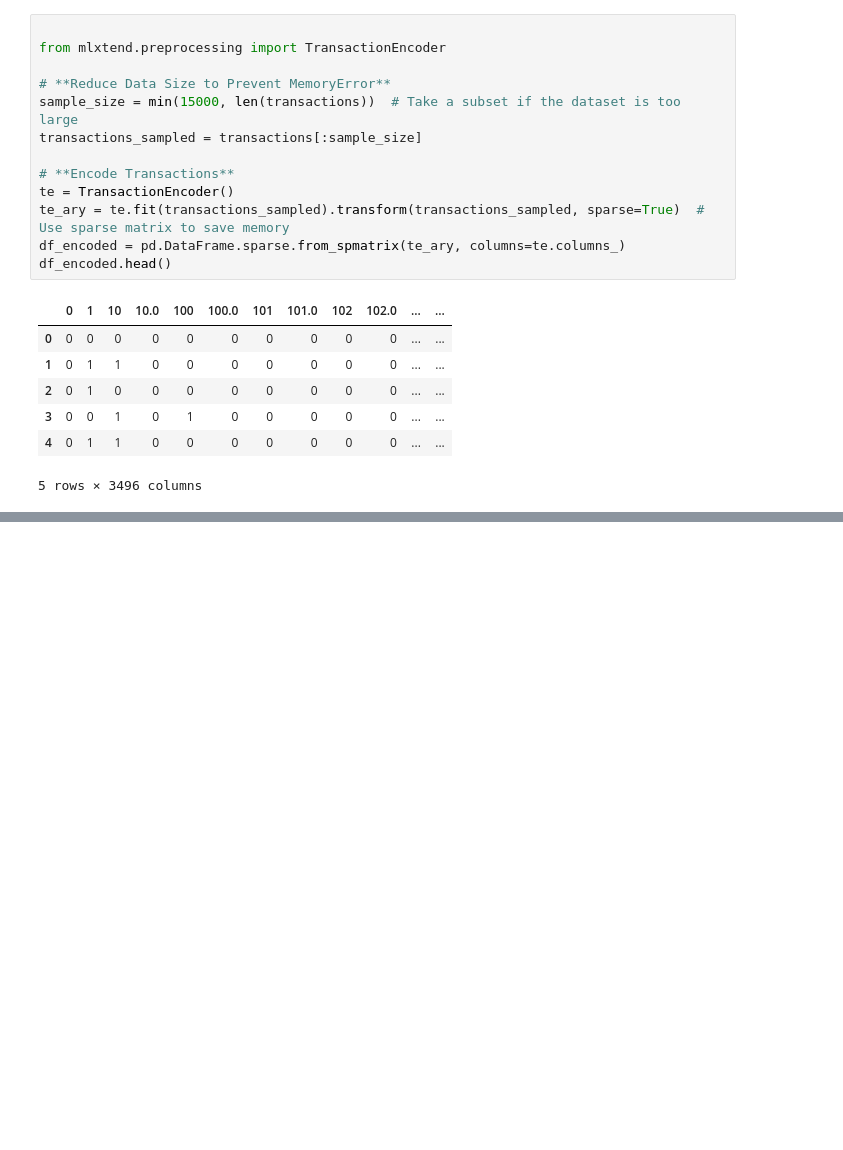
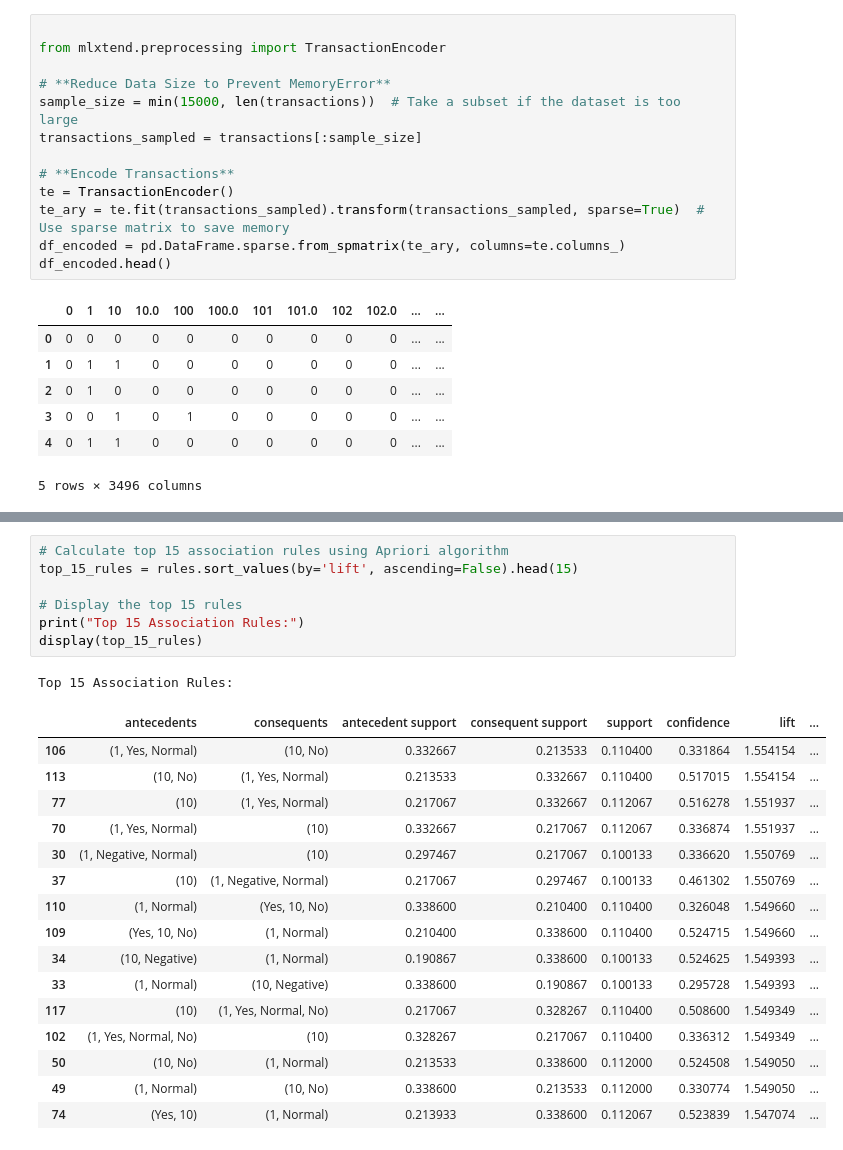
Before and after one commit to rohanjain11/diabetes-project, a Jupyter notebook: Models ipynb/arm.ipynb, the cells around one changed output, grey strips where cells are left out. Drawn from its saved outputs; the diff is of its cells as text; blank space fills up the shorter version.

```diff
--- a/Models ipynb/arm.ipynb
+++ b/Models ipynb/arm.ipynb
@@ -141,0 +142,25 @@ Top 15 Rules by Lift (Top 15)
+# %%
+# Calculate top 15 association rules using Apriori algorithm
+top_15_rules = rules.sort_values(by='lift', ascending=False).head(15)
+
+# Display the top 15 rules
+print("Top 15 Association Rules:")
+display(top_15_rules)
+# %% [output]
+Top 15 Association Rules:
+|  | antecedents | consequents | antecedent support | consequent support | support | confidence | lift | ... |
+| 106 | (1, Yes, Normal) | (10, No) | 0.332667 | 0.213533 | 0.110400 | 0.331864 | 1.554154 | ... |
+| 113 | (10, No) | (1, Yes, Normal) | 0.213533 | 0.332667 | 0.110400 | 0.517015 | 1.554154 | ... |
+| 77 | (10) | (1, Yes, Normal) | 0.217067 | 0.332667 | 0.112067 | 0.516278 | 1.551937 | ... |
+| 70 | (1, Yes, Normal) | (10) | 0.332667 | 0.217067 | 0.112067 | 0.336874 | 1.551937 | ... |
+| 30 | (1, Negative, Normal) | (10) | 0.297467 | 0.217067 | 0.100133 | 0.336620 | 1.550769 | ... |
+| 37 | (10) | (1, Negative, Normal) | 0.217067 | 0.297467 | 0.100133 | 0.461302 | 1.550769 | ... |
+| 110 | (1, Normal) | (Yes, 10, No) | 0.338600 | 0.210400 | 0.110400 | 0.326048 | 1.549660 | ... |
+| 109 | (Yes, 10, No) | (1, Normal) | 0.210400 | 0.338600 | 0.110400 | 0.524715 | 1.549660 | ... |
+| 34 | (10, Negative) | (1, Normal) | 0.190867 | 0.338600 | 0.100133 | 0.524625 | 1.549393 | ... |
+| 33 | (1, Normal) | (10, Negative) | 0.338600 | 0.190867 | 0.100133 | 0.295728 | 1.549393 | ... |
+| 117 | (10) | (1, Yes, Normal, No) | 0.217067 | 0.328267 | 0.110400 | 0.508600 | 1.549349 | ... |
+| 102 | (1, Yes, Normal, No) | (10) | 0.328267 | 0.217067 | 0.110400 | 0.336312 | 1.549349 | ... |
+| 50 | (10, No) | (1, Normal) | 0.213533 | 0.338600 | 0.112000 | 0.524508 | 1.549050 | ... |
+| 49 | (1, Normal) | (10, No) | 0.338600 | 0.213533 | 0.112000 | 0.330774 | 1.549050 | ... |
+| 74 | (Yes, 10) | (1, Normal) | 0.213933 | 0.338600 | 0.112067 | 0.523839 | 1.547074 | ... |
```
Also changed, not shown: parts of 1 cell of this notebook, 7 other files.
